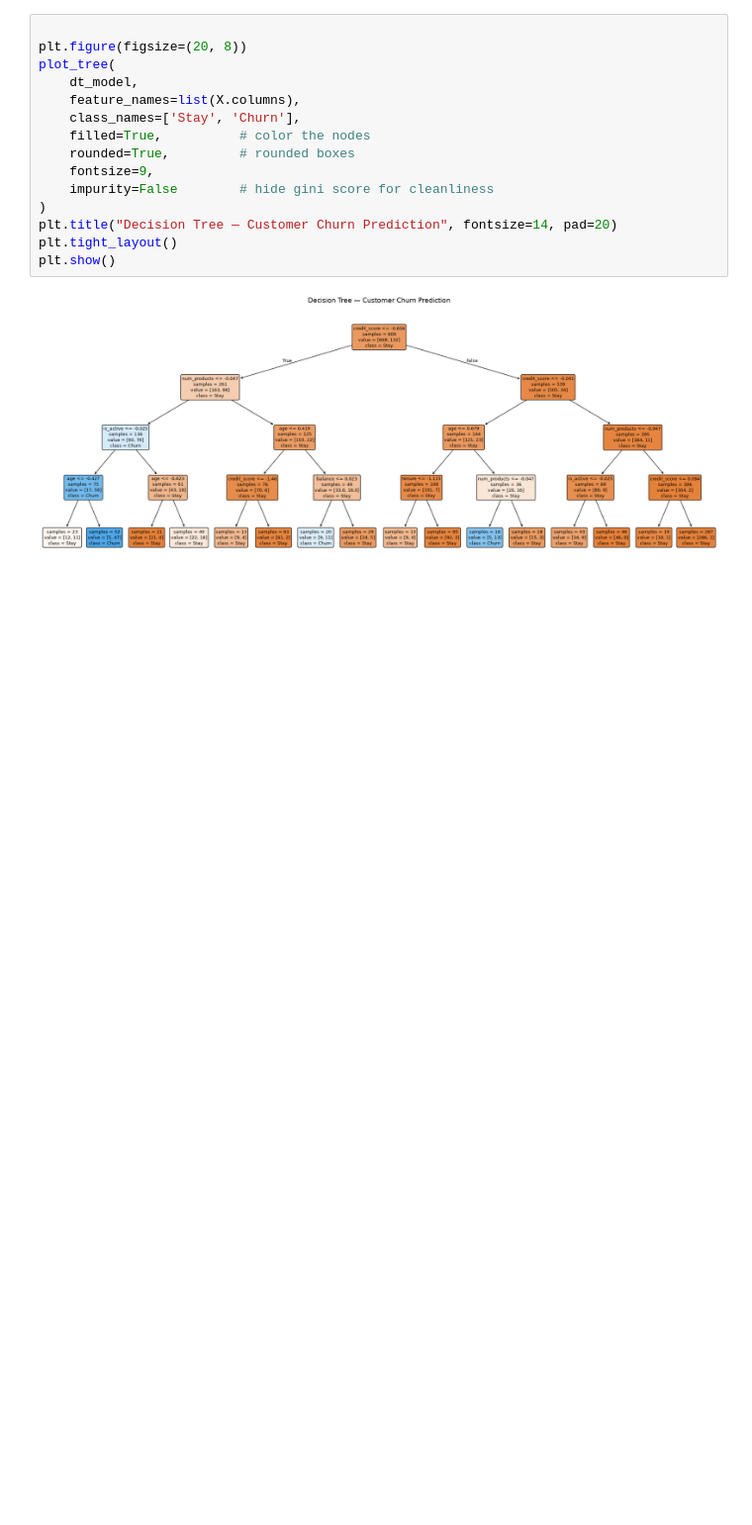
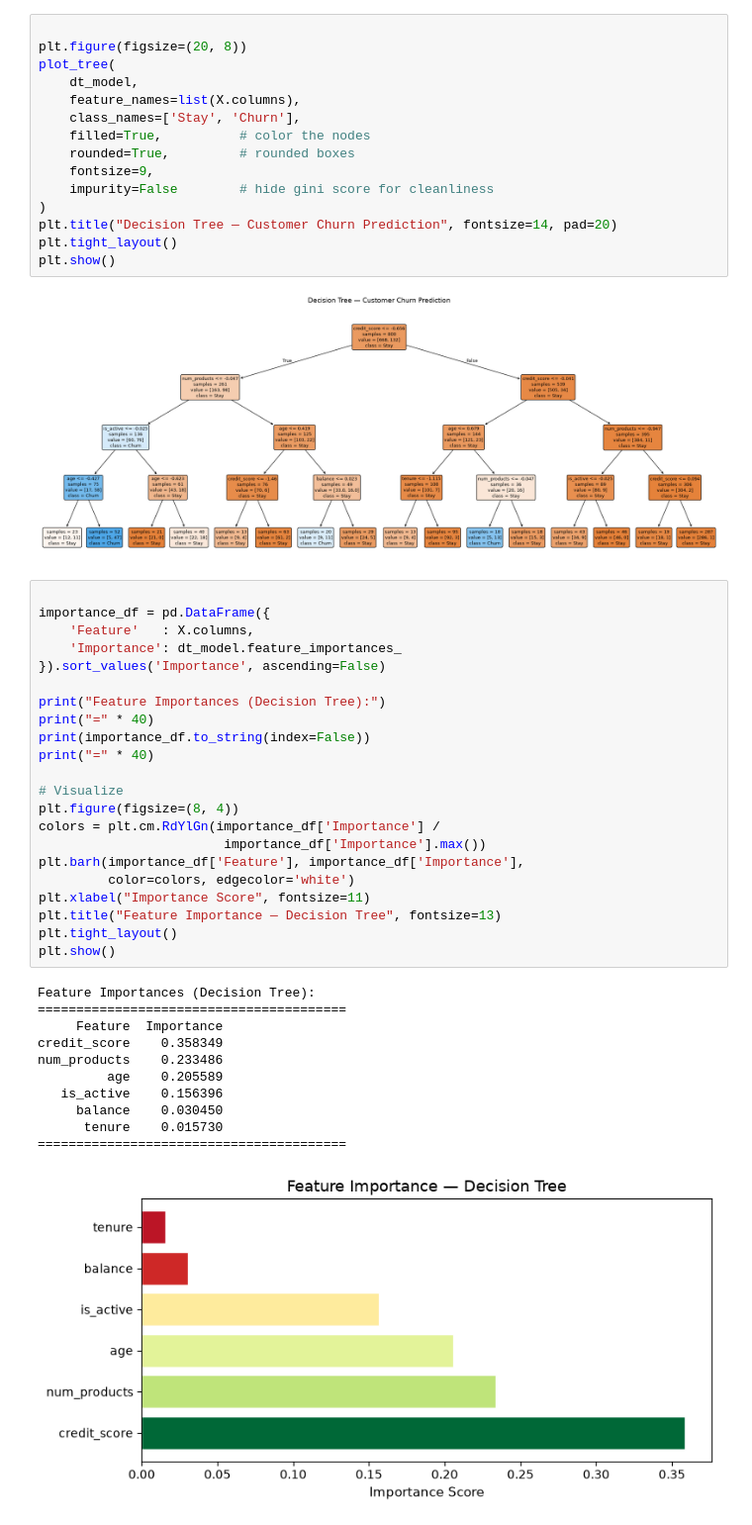
Before and after one commit to pa1nagar/supervise_ml, a Jupyter notebook: project_classification.ipynb, the cells around one changed output. Shown at 99% size. Saved outputs shown, nothing was run; the diff lists cells and outputs as text; blank space fills up the shorter version.

```diff
--- a/project_classification.ipynb
+++ b/project_classification.ipynb
@@ -688,3 +688,37 @@ plt.tight_layout()
 plt.show()
 # %% [output]
 [figure]
+# %%
+
+importance_df = pd.DataFrame({
+    'Feature'   : X.columns,
+    'Importance': dt_model.feature_importances_
+}).sort_values('Importance', ascending=False)
+
+print("Feature Importances (Decision Tree):")
+print("=" * 40)
+print(importance_df.to_string(index=False))
+print("=" * 40)
+
+# Visualize
+plt.figure(figsize=(8, 4))
+colors = plt.cm.RdYlGn(importance_df['Importance'] /
+                        importance_df['Importance'].max())
+plt.barh(importance_df['Feature'], importance_df['Importance'],
+         color=colors, edgecolor='white')
+plt.xlabel("Importance Score", fontsize=11)
+plt.title("Feature Importance — Decision Tree", fontsize=13)
+plt.tight_layout()
+plt.show()
+# %% [output]
+Feature Importances (Decision Tree):
+========================================
+     Feature  Importance
+credit_score    0.358349
+num_products    0.233486
+         age    0.205589
+   is_active    0.156396
+     balance    0.030450
+      tenure    0.015730
+========================================
+[figure, added]
```
Also changed, not shown: parts of 8 cells of this notebook.
